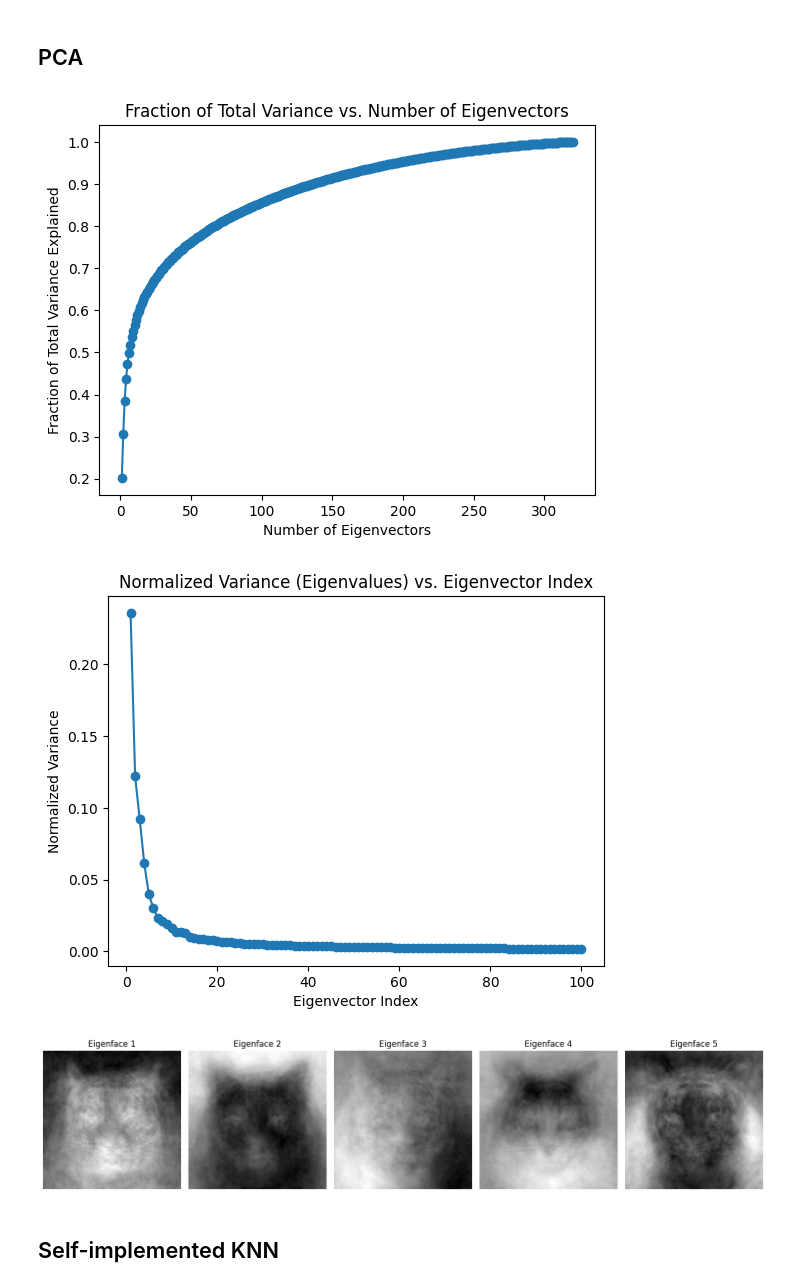
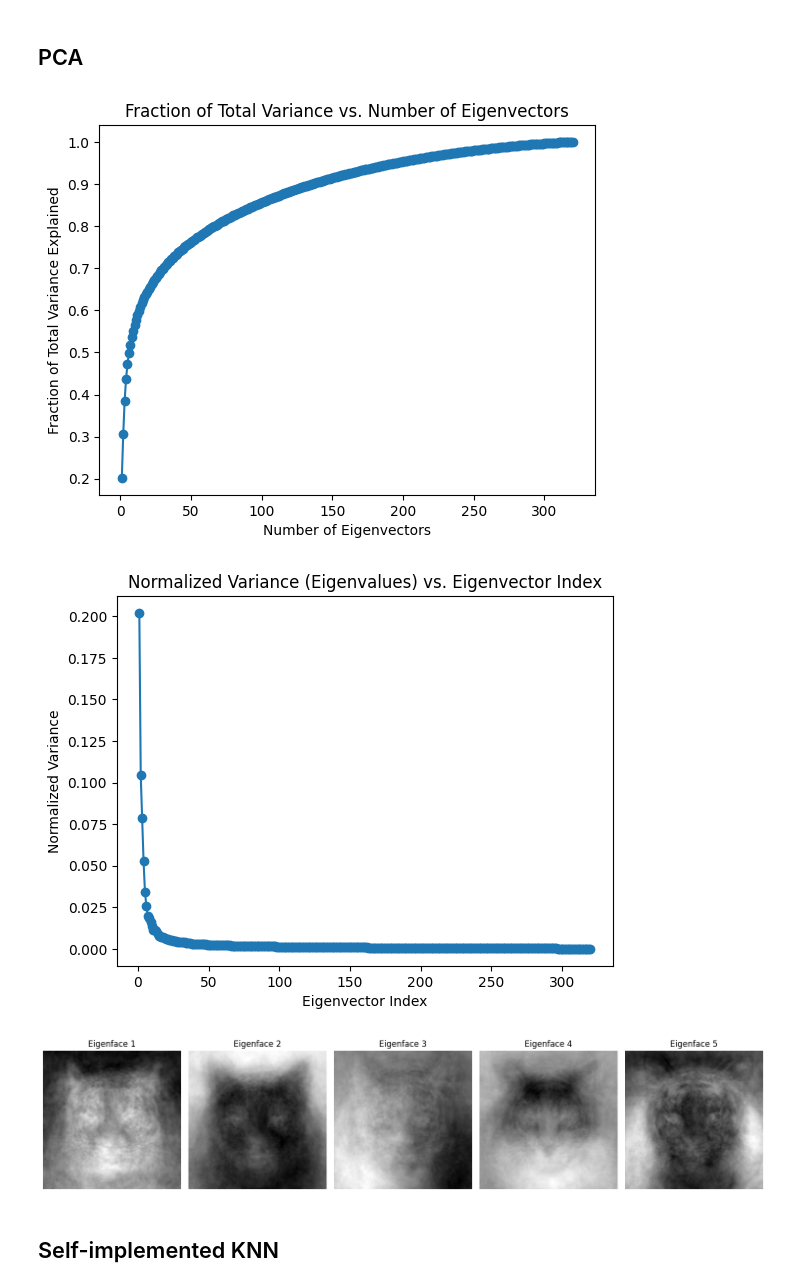
Before and after one commit to chun-li9/KNN_image_classification, a Jupyter notebook: src/11_animal_initial.ipynb, the cells around one changed output. Cells and saved outputs as stored; diff of their text form; code cells hidden in the pictures.

```diff
--- a/src/11_animal_initial.ipynb
+++ b/src/11_animal_initial.ipynb
@@ -62,3 +61,15 @@ Reading images from folder: /content/drive/My Drive/animals/test/tiger
 Reading images from folder: /content/drive/My Drive/animals/test/cat
 Reading images from folder: /content/drive/My Drive/animals/test/dog
 Reading images from folder: /content/drive/My Drive/animals/test/leopard
+# %%
+'''Show some images in this dataset'''
+indices = random.sample(range(len(animal_train_images)), 10)
+plt.figure(figsize=(50,500))
+for i in range(10):
+  img = animal_train_images[indices[i]]
+  plt.subplot(1,10,i+1)
+  plt.imshow(img, cmap='gray')
+  plt.title(f'Image {i+1}')
+  plt.xticks([])
+  plt.yticks([])
+plt.show()
@@ -96,7 +109,7 @@ def PCA(images, num_eigenvectors):
   total_variance = np.sum(eigenvalues)
   explained_variance_ratio = eigenvalues / total_variance
 
-  return mean_face, selected_eigenvectors, explained_variance_ratio
+  return mean_face, selected_eigenvectors, explained_variance_ratio, eigenvalues
 
 # Plot the Fraction of Total Variance vs. Number of Eigenvectors
 def plot_variance_vs_eigenvectors(explained_variance_ratio):
@@ -119,36 +132,36 @@ def plot_normalized_variance(eigenvalues):
 # Display the First 5 Eigenfaces
 def display_eigenfaces(mean_face, eigenvectors, num_eigenfaces=5):
   eigenfaces = eigenvectors[:, :num_eigenfaces]
 
   plt.figure(figsize=(15, 5))
   for i in range(num_eigenfaces):
       eigenface = eigenfaces[:, i].reshape(mean_face.shape)  # Reshape to match the original image dimensions
       eigenface_image = eigenface.reshape(animal_train_images[0].shape)  # Adjust dimensions based on image size
       plt.subplot(1, num_eigenfaces, i + 1)
       plt.imshow(eigenface_image, cmap='gray')
       plt.title(f'Eigenface {i + 1}')
       plt.axis('off')
 
   plt.tight_layout()
   plt.show()
 
 
 '''
 Perform PCA using the Snapshot method and Plot the Fraction of Total Variance
 vs. Number of Eigenvecotrs
 '''
-mean_face, selected_eigenvectors, explained_variance_ratio = PCA(np.array(animal_train_images), 100)
+mean_face, selected_eigenvectors, explained_variance_ratio, eigenvalues = PCA(np.array(animal_train_images), 100)
 
 plot_variance_vs_eigenvectors(explained_variance_ratio)
 
 '''Plot Normalized Variance (Eigenvalues) vs. Eigenvector Index'''
-plot_normalized_variance(np.sum(selected_eigenvectors**2, axis=0))
+plot_normalized_variance(eigenvalues)
 
 '''Display the First 5 Eigenfaces'''
 display_eigenfaces(mean_face, selected_eigenvectors, num_eigenfaces=5)
 # %% [output]
 [figure]
-[figure, old version]
+[figure, new version]
 [figure]
 # %%
 ''' Helper function to extract eigenface features '''
```
Also changed, not shown: parts of 4 cells of this notebook, 13 other files.
